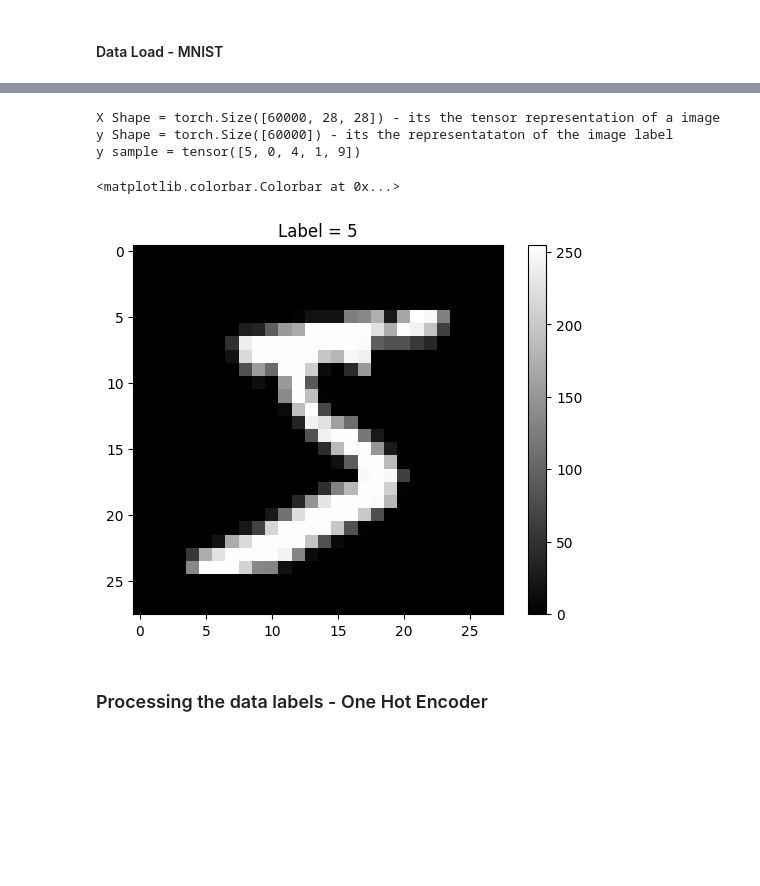
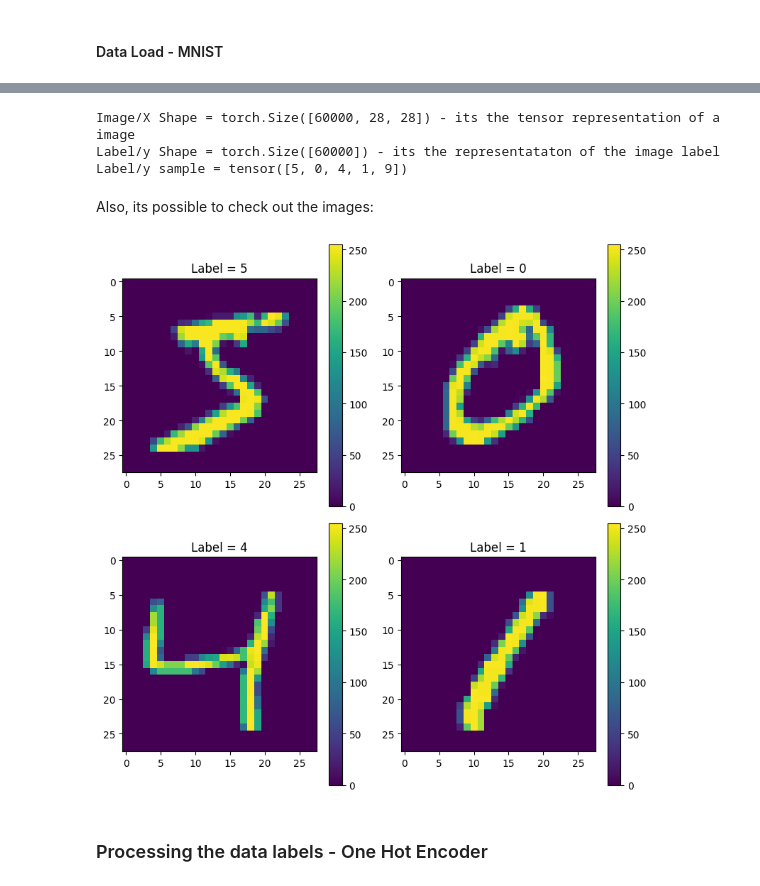
Before and after one commit to ViniNazato/DeepLearning, a Jupyter notebook: MNIST - Pytorch/Notebook.ipynb, the cells around one changed output, grey strips where cells are left out. Cells and saved outputs as stored; diff of their text form; code cells hidden in the pictures; blank space fills up the shorter version.

```diff
--- a/MNIST - Pytorch/Notebook.ipynb
+++ b/MNIST - Pytorch/Notebook.ipynb
@@ -17,21 +42,25 @@ from sklearn.metrics import accuracy_score
 # %%
 image, label = torch.load(r'C:\Users\vnaza\OneDrive\Documentos\Projetos\DeepLearning\MNIST - Pytorch\Data\MNIST\processed\training.pt')
 # %%
-print(f'X Shape = {image.shape} - its the tensor representation of a image')
-print(f'y Shape = {label.shape} - its the representataton of the image label')
-# print('\n')
-# print(f'X sample = {x[0]}')
-print(f'y sample = {label[0:5]}')
+print(f'Image/X Shape = {image.shape} - its the tensor representation of a image')
+print(f'Label/y Shape = {label.shape} - its the representataton of the image label')
+print(f'Label/y sample = {label[0:5]}')
 # %% [output]
-X Shape = torch.Size([60000, 28, 28]) - its the tensor representation of a image
-y Shape = torch.Size([60000]) - its the representataton of the image label
-y sample = tensor([5, 0, 4, 1, 9])
+Image/X Shape = torch.Size([60000, 28, 28]) - its the tensor representation of a image
+Label/y Shape = torch.Size([60000]) - its the representataton of the image label
+Label/y sample = tensor([5, 0, 4, 1, 9])
-# %%
-plt.imshow(image[0], cmap=plt.get_cmap('gray'))
-plt.title(f'Label = {label[0]}')
-plt.colorbar()
-# %% [output]
-<matplotlib.colorbar.Colorbar at 0x...>
-[figure, removed]
+# %% [markdown]
+Also, its possible to check out the images:
+# %%
+fig, axs = plt.subplots(2,2,figsize=(8,8))
+for i in range(4):
+    plt.subplot(2,2,i+1)
+    plt.imshow(image[i])
+    plt.title(f'Label = {label[i]}')
+    plt.colorbar() # With this method the graph displays the color values for each pixel in the 28x28 image
+
+plt.tight_layout()
+# %% [output]
+[figure, added]
 # %% [markdown]
 ### Processing the data labels - One Hot Encoder
```
Also changed, not shown: parts of 43 cells of this notebook.
